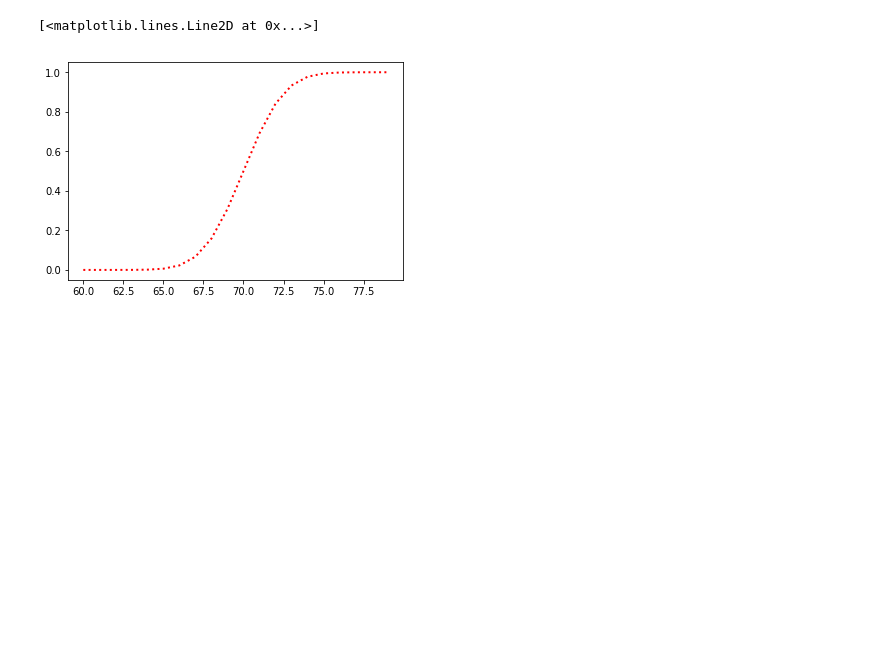
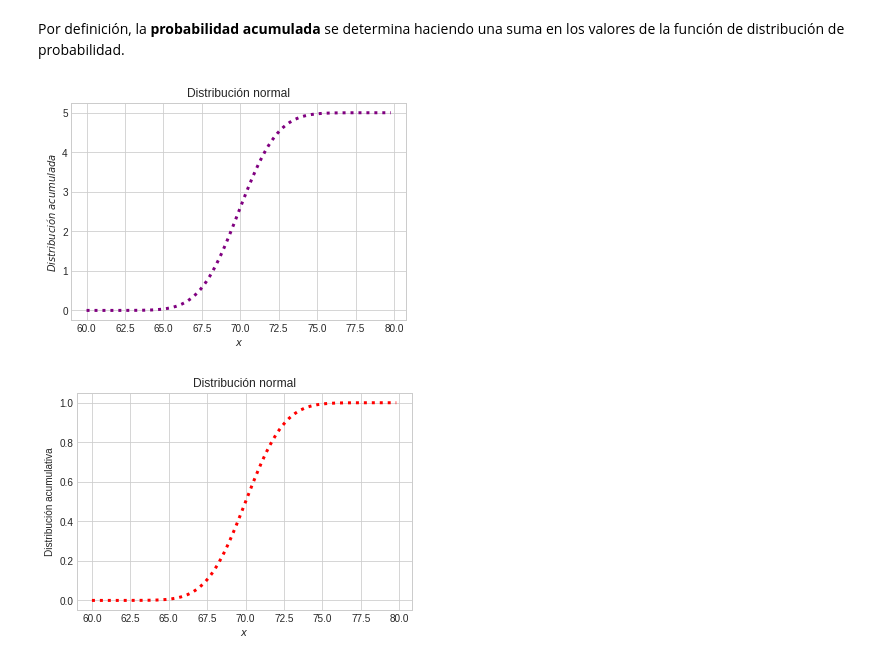
Before and after one commit to DCIDA2019/da2019-MIMIMUSTAINE, a Jupyter notebook: Semana4/Trabajo/Distribuciones.ipynb, the cells around one changed output. Saved outputs shown, nothing was run; the diff lists cells and outputs as text; code cells hidden in the pictures; blank space fills up the shorter version.

```diff
--- a/Semana4/Trabajo/Distribuciones.ipynb
+++ b/Semana4/Trabajo/Distribuciones.ipynb
@@ -18,6 +33,26 @@ plt.show()
+# %% [markdown]
+Por definición, la <strong>probabilidad acumulada</strong> se determina haciendo una suma en los valores de la función de distribución de probabilidad.
+# %%
+#Con este método se suman las probabilidades hasta que tiende a 1, la suma de todas las probabilidades.
+suma_g = [] #Variable donde se guarda el valor de la suma.
+aux = 0 #Variable auxiliar en la que se acumula la suma del arreglo gauss.
+for i in range(len(gauss)):
+    aux += gauss[i]
+    suma_g.append(aux)
+plt.plot(x, suma_g, color = 'purple', linestyle = ':', lw = 3)
+plt.xlabel('$x$')
+plt.ylabel('$Distribución$ $acumulada$')
+plt.title('Distribución normal')
+plt.show()
+# %% [output]
+[figure, added]
 # %%
+#Se comprueba al hacer uso de la función stats.norm().cdf().
 inversa = stats.norm(70, 2).cdf(x)
-plt.plot(x, inversa, linestyle = ':', color = 'red', lw = 2)
+plt.plot(x, inversa, linestyle = ':', color = 'red', lw = 3)
+plt.xlabel('$x$')
+plt.ylabel('Distribución acumulativa')
+plt.title('Distribución normal')
+plt.show()
 # %% [output]
-[<matplotlib.lines.Line2D at 0x...>]
-[figure, old version]
+[figure, new version]
```
Also changed, not shown: parts of 21 cells of this notebook, 1 other file.
